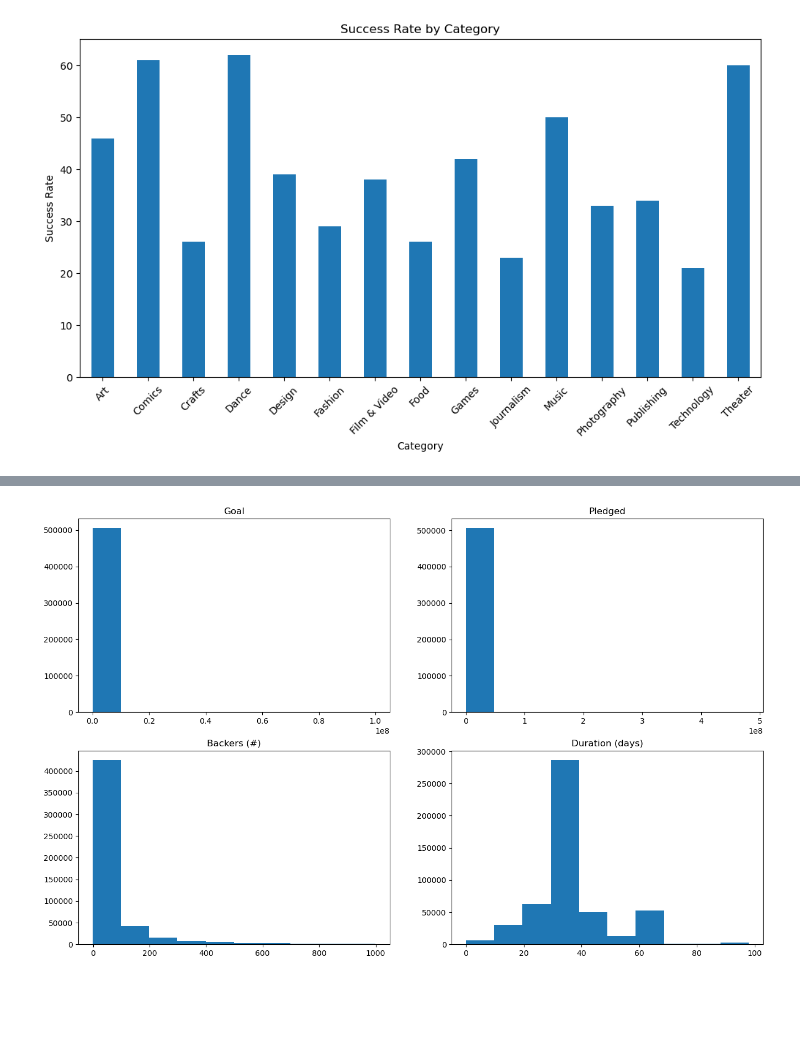
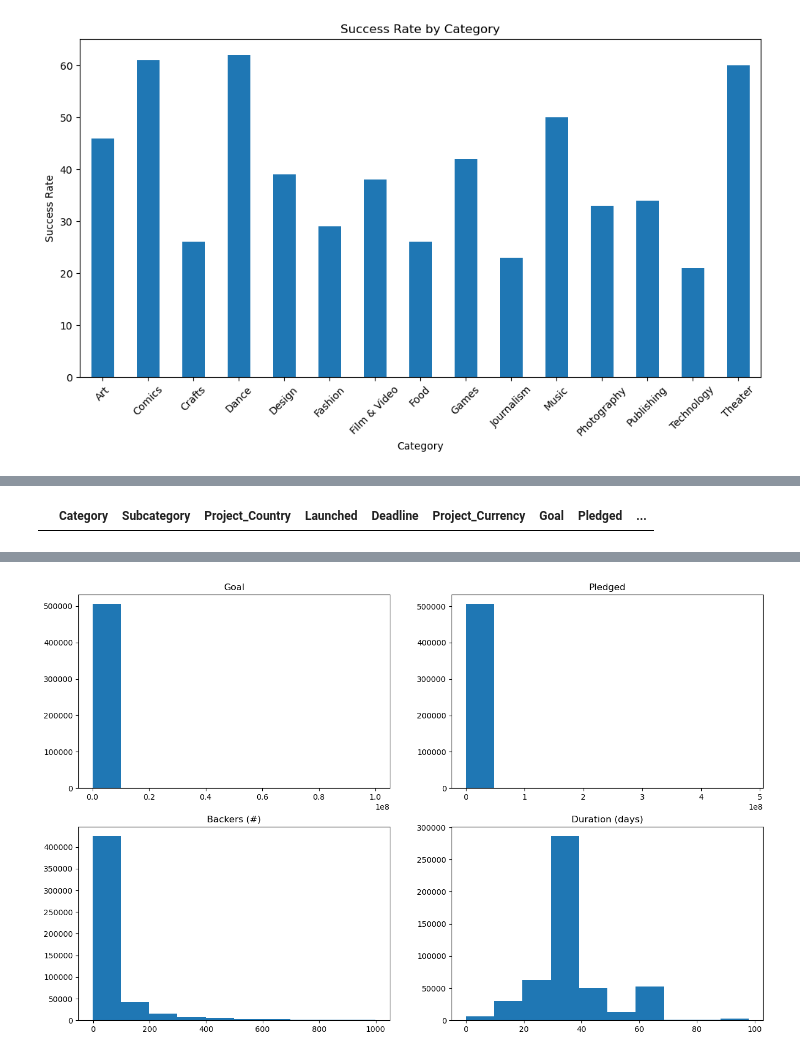
Before and after one commit to SBangarh/Kickstarter_analysis, a Jupyter notebook: eda.ipynb, the cells around one changed output, grey strips where cells are left out. Saved outputs shown, nothing was run; the diff lists cells and outputs as text; code cells hidden in the pictures; blank space fills up the shorter version.

Commit message:
Changed some values that did not make sense, Data is almost clean!

```diff
--- a/eda.ipynb
+++ b/eda.ipynb
@@ -593,0 +524,14 @@ plt.show()
+# %%
+#check for successful campaigns that have 0 backers - 9890 instances will replace these with medians
+success_no_backers = (working_copy['Backers (#)'] == 0) & (working_copy['Status'] == 'Successful')
+
+#get median values for successful campaigns
+median_backers_success = working_copy.loc[(working_copy['Status'] == 'Successful') & (working_copy['Backers (#)'] != 0), 'Backers (#)'].median()
+
+# Replace the values that are 0 with the median value
+working_copy.loc[success_no_backers, 'Backers (#)'] = median_backers_success
+# %%
+#check to see if above worked -
+working_copy[(working_copy['Backers (#)'] == 0) & (working_copy['Status'] == 'Successful')]
+# %% [output]
+|  | Category | Subcategory | Project_Country | Launched | Deadline | Project_Currency | Goal | Pledged | ... |
```
Also changed, not shown: parts of 18 cells of this notebook.
